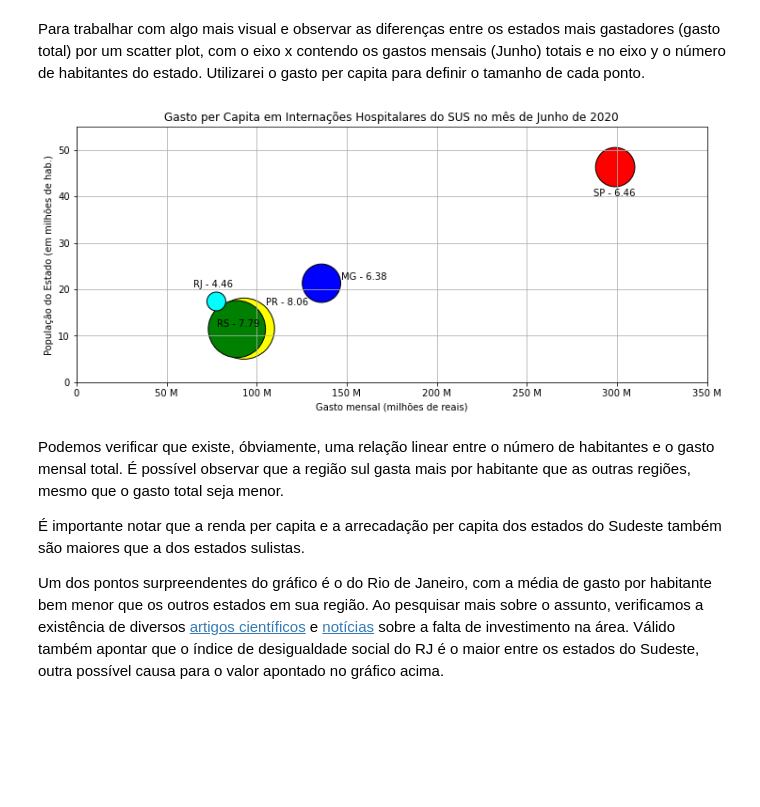
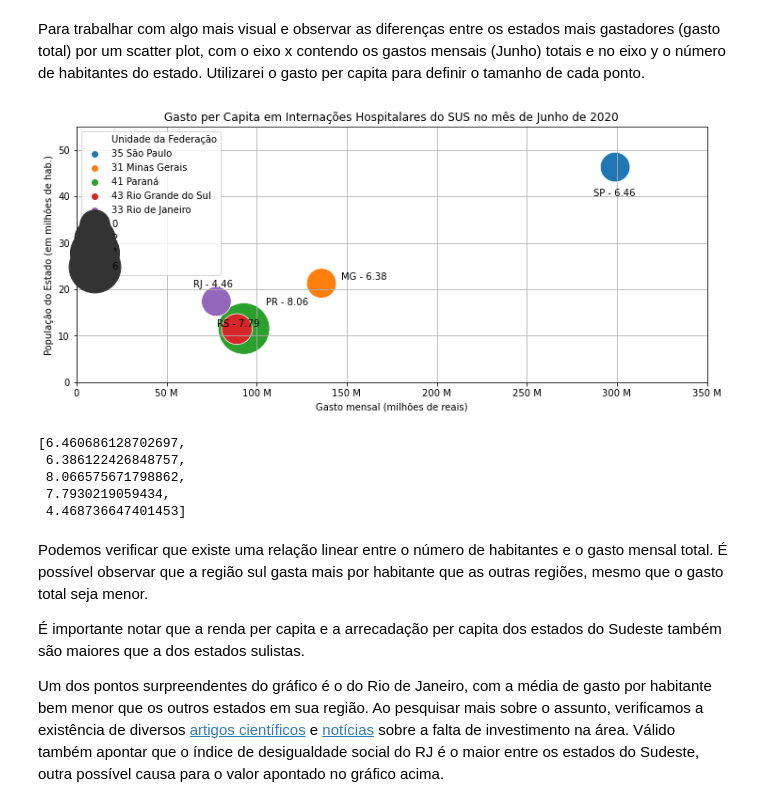
Before and after one commit to nicolasbuen/Alura-s-Data-Science-Bootcamp, a Jupyter notebook: modulo_1/Aula_5.ipynb, the cells around one changed output. Saved outputs shown, nothing was run; the diff lists cells and outputs as text; code cells hidden in the pictures; blank space fills up the shorter version.

```diff
--- a/modulo_1/Aula_5.ipynb
+++ b/modulo_1/Aula_5.ipynb
@@ -155,33 +156,42 @@ colors = ['red', 'blue', 'yellow', 'green', 'cyan']
 # %%
 fig, ax = plt.subplots()
 fig.set_size_inches(12,5)
 
 #definindo o tamanho dos pontos
 size = np.array(gastos_per_capita_top5)
-size = size ** 4
+size = size ** 100
 
 #gerando a plot
-ax = ax.scatter(gastos_jun2020, populacao, s = size, edgecolors= 'black', c = colors)
+# ax = ax.scatter(gastos_jun2020, populacao, s = size, edgecolors= 'black', c = colors)
+ax = sns.scatterplot(gastos_jun2020, populacao, size = size, sizes = (1000, 3000), hue=usaveis_top5.index)
 
 # fugindo das mas praticas
 plt.ylim(0, 55)
 plt.xlim(0, 350)
 
 # customizacao
 plt.xlabel('Gasto mensal (milhões de reais)')
 plt.ylabel('População do Estado (em milhões de hab.)')
 plt.title('Gasto per Capita em Internações Hospitalares do SUS no mês de Junho de 2020')
 plt.text(287, 40, 'SP - 6.46')
 plt.text(147, 22, 'MG - 6.38')
 plt.text(105, 16.5, 'PR - 8.06')
 plt.text(78, 12, 'RS - 7.79')
 plt.text(65, 20.5, 'RJ - 4.46')
 ax = plt.xticks([0, 50, 100, 150, 200, 250, 300, 350],['0', '50 M', '100 M', '150 M', '200 M', '250 M', '300 M', '350 M'])
 plt.grid()
 # %% [output]
-[figure, old version]
+[figure, new version]
+# %%
+gastos_per_capita_top5
+# %% [output]
+[6.460686128702697,
+ 6.386122426848757,
+ 8.066575671798862,
+ 7.7930219059434,
+ 4.468736647401453]
 # %% [markdown]
-Podemos verificar que existe, óbviamente, uma relação linear entre o número de habitantes e o gasto mensal total. É possível observar que a região sul gasta mais por habitante que as outras regiões, mesmo que o gasto total seja menor.
+Podemos verificar que existe uma relação linear entre o número de habitantes e o gasto mensal total. É possível observar que a região sul gasta mais por habitante que as outras regiões, mesmo que o gasto total seja menor.
 
 É importante notar que a renda per capita e a arrecadação per capita dos estados do Sudeste também são maiores que a dos estados sulistas.
 
```
Also changed, not shown: parts of 4 cells of this notebook.
